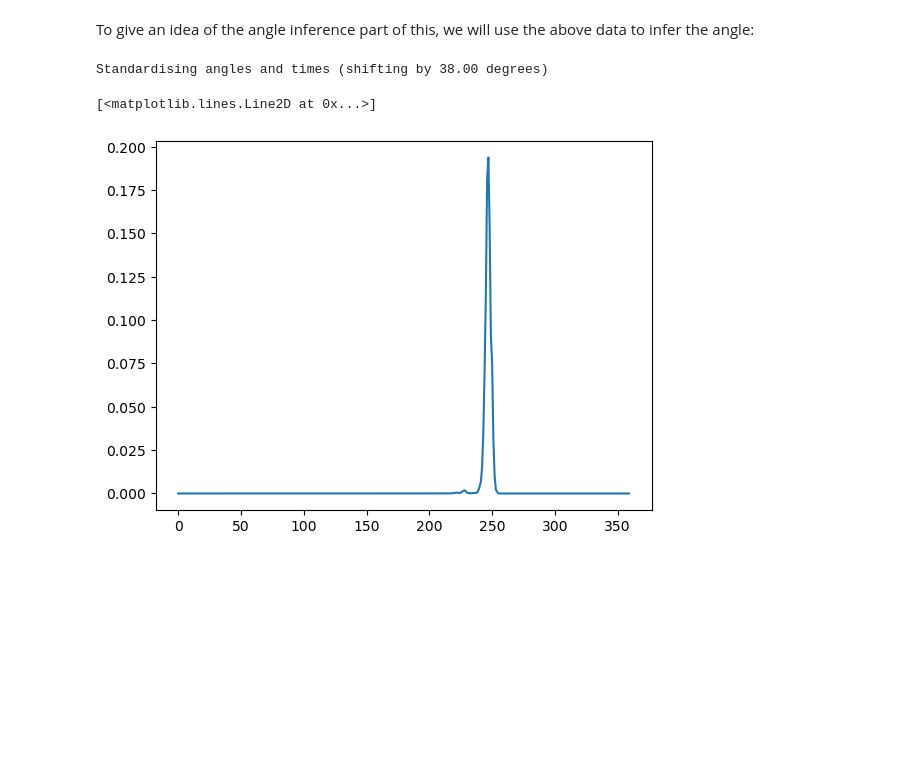
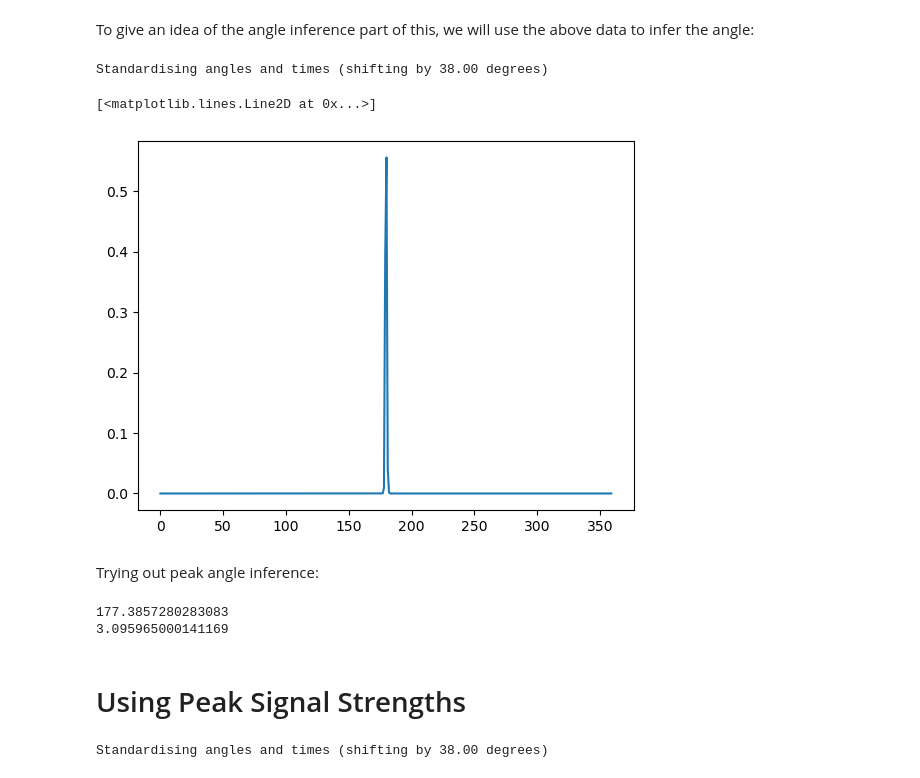
Before and after one commit to SheffieldMLtracking/BLEanalysis, a Jupyter notebook: jupyter/Using Angle Probability Distributions.ipynb, the cells around one changed output. Saved outputs shown, nothing was run; the diff lists cells and outputs as text; code cells hidden in the pictures; blank space fills up the shorter version.

Commit message:
added example of angle inference via peak heuristic

```diff
--- a/jupyter/Using Angle Probability Distributions.ipynb
+++ b/jupyter/Using Angle Probability Distributions.ipynb
@@ -72,5 +72,6 @@ The observations consist of a list of dictionaries, each item contains:
  - a list of angles
 TODO: A method in Signals should potentially generate this list from the data it has
 # %%
-demo.burst_observations[0]
+x = 7
+demo.burst_observations[x]
 # %% [output]
@@ -83,10 +99,12 @@ To give an idea of the angle inference part of this, we will use the above data
 # %%
 from BLEanalysis.angleinference import AnglesUsePatternMeans, normalise_logs_to_ps
 angles = AnglesUsePatternMeans(noisevar=3**2)
 import numpy as np
-logps,_,_,_ = angles.infer(demo.burst_observations[0]['rssis'],demo.burst_observations[0]['angles'])
+logps,_,_,_ = angles.infer(demo.burst_observations[x]['rssis'],demo.burst_observations[x]['angles'])
 plt.plot(np.linspace(0,359,360),normalise_logs_to_ps(logps))
 # %% [output]
 Standardising angles and times (shifting by 38.00 degrees)
 [<matplotlib.lines.Line2D at 0x...>]
-[figure, old version]
+[figure, new version]
+# %% [markdown]
+Trying out peak angle inference:
@@ -92,0 +115,28 @@ Standardising angles and times (shifting by 38.00 degrees)
+# %%
+def normalize_degrees(angle):
+    normalized = angle % 360
+    return normalized if normalized >= 0 else normalized + 360
+
+def normalize_radians(angle):
+    normalized = angle % (2 * np.pi)
+    return normalized if normalized >= 0 else normalized + 2 * np.pi
+
+print(360 - normalize_degrees(np.rad2deg(prediction)))
+print(2*np.pi - normalize_radians(prediction))
+# %% [output]
+177.3857280283083
+3.095965000141169
+# %% [markdown]
+# Using Peak Signal Strengths
+# %%
+from BLEanalysis.angleinference import AnglesUsePeaks
+demo = SignalDemo(sample_interval=150)
+angles = AnglesUsePeaks(0)
+observations = []
+for b in demo.burst_observations:
+    angle = angles.infer(b['rssis'],b['angles'])
+    angle = (2*np.pi - normalize_radians(angle))
+    obs = np.array([b['transmitter_position'][0],b['transmitter_position'][1],np.cos(angle),np.sin(angle)])
+    observations.append(obs)
+# %% [output]
+Standardising angles and times (shifting by 38.00 degrees)
```
Also changed, not shown: parts of 9 cells of this notebook, 1 other file.
